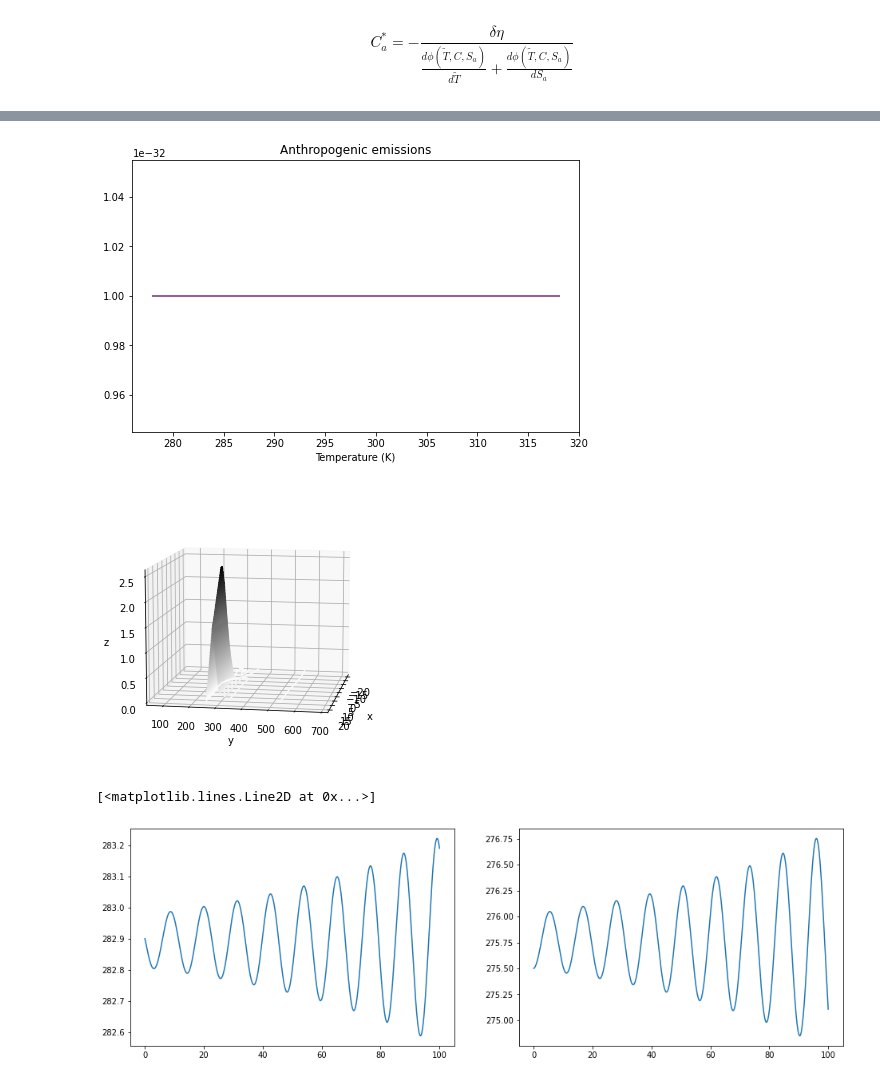
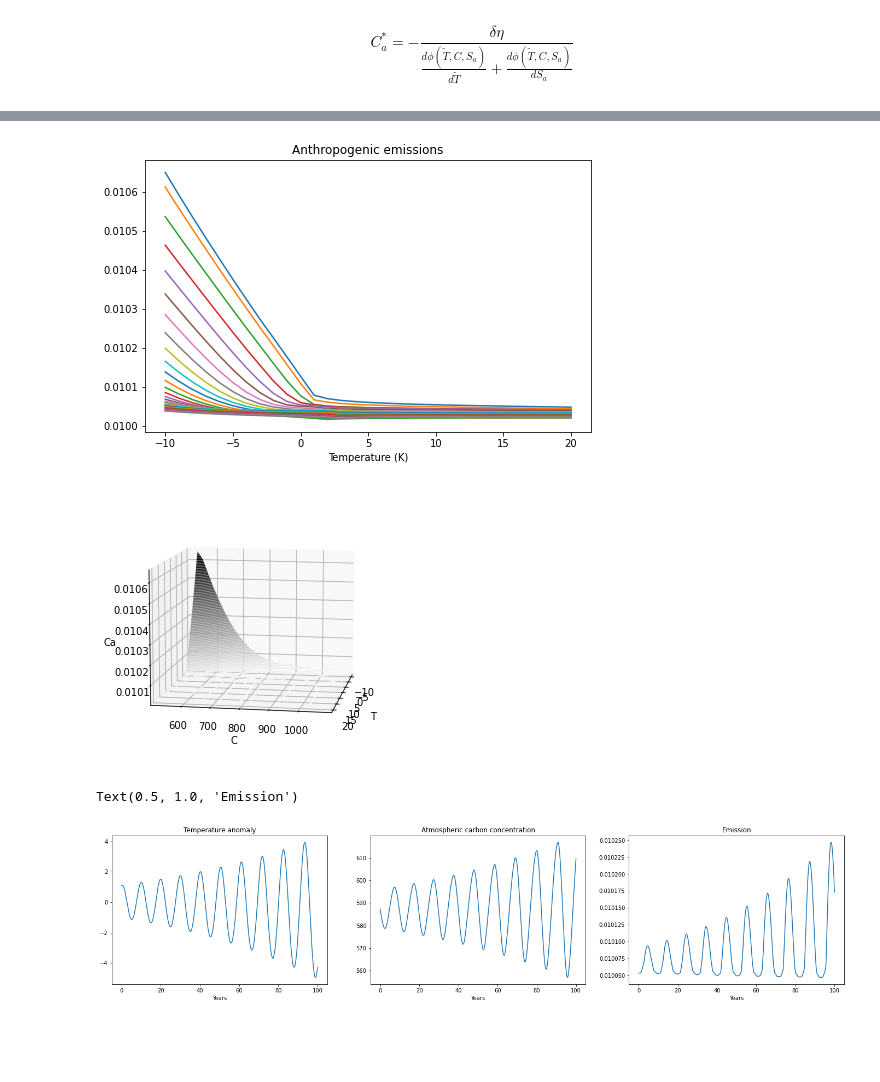
Before and after one commit to binchengecon/TwoCapital, a Jupyter notebook: nonlinearCarbon/HJB_3D.ipynb, the cells around one changed output, grey strips where cells are left out. Drawn from its saved outputs; the diff is of its cells as text; code cells hidden in the pictures; blank space fills up the shorter version.

```diff
--- a/nonlinearCarbon/HJB_3D.ipynb
+++ b/nonlinearCarbon/HJB_3D.ipynb
@@ -245,3 +239,3 @@ T_mat.shape
 # %%
-Too = 282.86
+To = 9.72 # Mean with no anthropogenic carbon emissions, in Cᵒ
 # %%
@@ -306,14 +355,14 @@ plt.show()
 # %%
-v0 =  -  F_mat
+v0 =  -  eta * F_mat
 
 dG  = gamma_1 + gamma_2 * T_mat
 
-epsilon  = 0.1
+epsilon  = 0.01
 count    = 0
 error    = 1.
 tol      = 1e-8
-max_iter = 20000
-fraction = 1.
+max_iter = 100
+fraction = 0.01
 
 
 while error > tol and count < max_iter:
@@ -343,8 +392,8 @@ while error > tol and count < max_iter:
     B2 += oceanbioflux(T_mat + T0, F_mat, sa) * (1 - fracseaice(T_mat + T0))
     B2 += oceanatmcorrflux(C_mat) * (1 - fracseaice(T_mat + T0))
     B3 = Ca
-    C1 = 1e-3 * np.ones(T_mat.shape)
-    C2 = 1e-3 * np.ones(T_mat.shape)
+    C1 = 0. * np.ones(T_mat.shape)
+    C2 = 0. * np.ones(T_mat.shape)
     C3 = np.zeros(T_mat.shape)
     D  = eta  * delta * np.log(Ca) + (eta - 1) * dG * B1
 
@@ -401,32 +451,32 @@ plt.show()
 # %%
-plt.plot(T_grid + T0, Ca[:, :, -3])
+plt.plot(T_grid, Ca[:, :, ii])
 plt.xlabel("Temperature (K)")
 plt.title("Anthropogenic emissions")
 plt.show()
 # %% [output]
-[figure, old version]
+[figure, new version]
 # %%
 fig = plt.figure()
 ax = plt.axes(projection='3d')
-ax.contour3D(T_mat[:, :, 10], C_mat[:, :, 10], Ca[:, :, 3], 90, cmap='binary')
-ax.set_xlabel('x')
-ax.set_ylabel('y')
-ax.set_zlabel('z')
+ax.contour3D(T_mat[:, :, 10], C_mat[:, :, 10], Ca[:, :, ii], 90, cmap='binary')
+ax.set_xlabel('T')
+ax.set_ylabel('C')
+ax.set_zlabel('Ca')
 ax.view_init(10, 10)
 # %% [output]
-[figure, old version]
+[figure, new version]
 # %%
 t_max = 100.
 dt = 1/12
 gridpoints = (T_grid, C_grid, F_grid)
 Ca_func = RegularGridInterpolator(gridpoints, Ca)
 
-T_0 = 282.9
-C_0 = 275.5
-F_0 = 0.
+T_0 =   9.72 + 1.1
+C_0 = 587.40
+F_0 = 870 - 580
 
 def get_e(x):
-    return Ca_func([x[0] - T_0, x[1], x[2]])
+    return Ca_func([x[0] - To, x[1], x[2]])
 
 # Ocean albedo
 def alphaocean_1d(T):
@@ -485,7 +535,7 @@ def mu_T(x):
     return Ri_t - Ro_t
 
 def mu_C(x):
-    Ca_t = Ca_func([x[0] - T0, x[1], x[2]])
+    Ca_t = Ca_func([x[0] - To, x[1], x[2]])
     dC = Volcan
     dC += Ca_t * sa
     dC -= wa * x[1] * vegcover * veggrowth_1d(x[0])
@@ -495,7 +545,7 @@ def mu_C(x):
     return dC
 
 def mu_Sa(x):
-    return Ca_func([x[0] - T0, x[1], x[2]])
+    return Ca_func([x[0] - To, x[1], x[2]])
 
 years  = np.arange(0, t_max + dt, dt)
 pers   = len(years)
@@ -518,11 +568,19 @@ for tm in range(pers):
         hist[tm,1] = hist[tm-1,1] + mu_C(hist[tm-1,:]) * dt
         hist[tm,2] = hist[tm-1,2] + mu_Sa(hist[tm-1,:]) * dt
 # %%
-plt.subplots(1,2, figsize=(16,5))
-plt.subplot(121)
-plt.plot(years, hist[:, 0])
-plt.subplot(122)
+plt.subplots(1,3, figsize=(24,5))
+plt.subplot(131)
+plt.plot(years, hist[:, 0] - To)
+plt.xlabel("Years")
+plt.title("Temperature anomaly")
+plt.subplot(132)
 plt.plot(years, hist[:, 1])
+plt.xlabel("Years")
+plt.title("Atmospheric carbon concentration")
+plt.subplot(133)
+plt.plot(years, e_hist)
+plt.xlabel("Years")
+plt.title("Emission")
 # %% [output]
-[<matplotlib.lines.Line2D at 0x...>]
+Text(0.5, 1.0, 'Emission')
-[figure, old version]
+[figure, new version]
```
Also changed, not shown: parts of 14 cells of this notebook.
